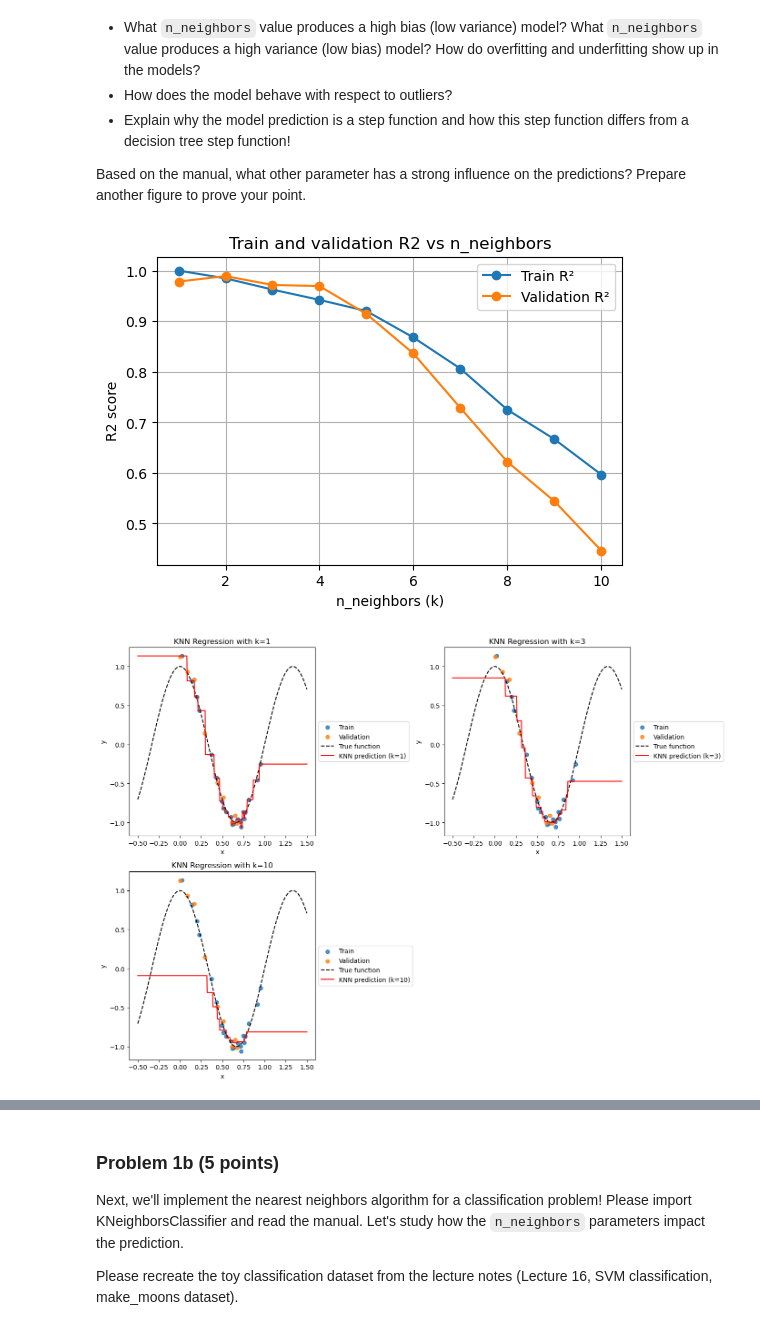
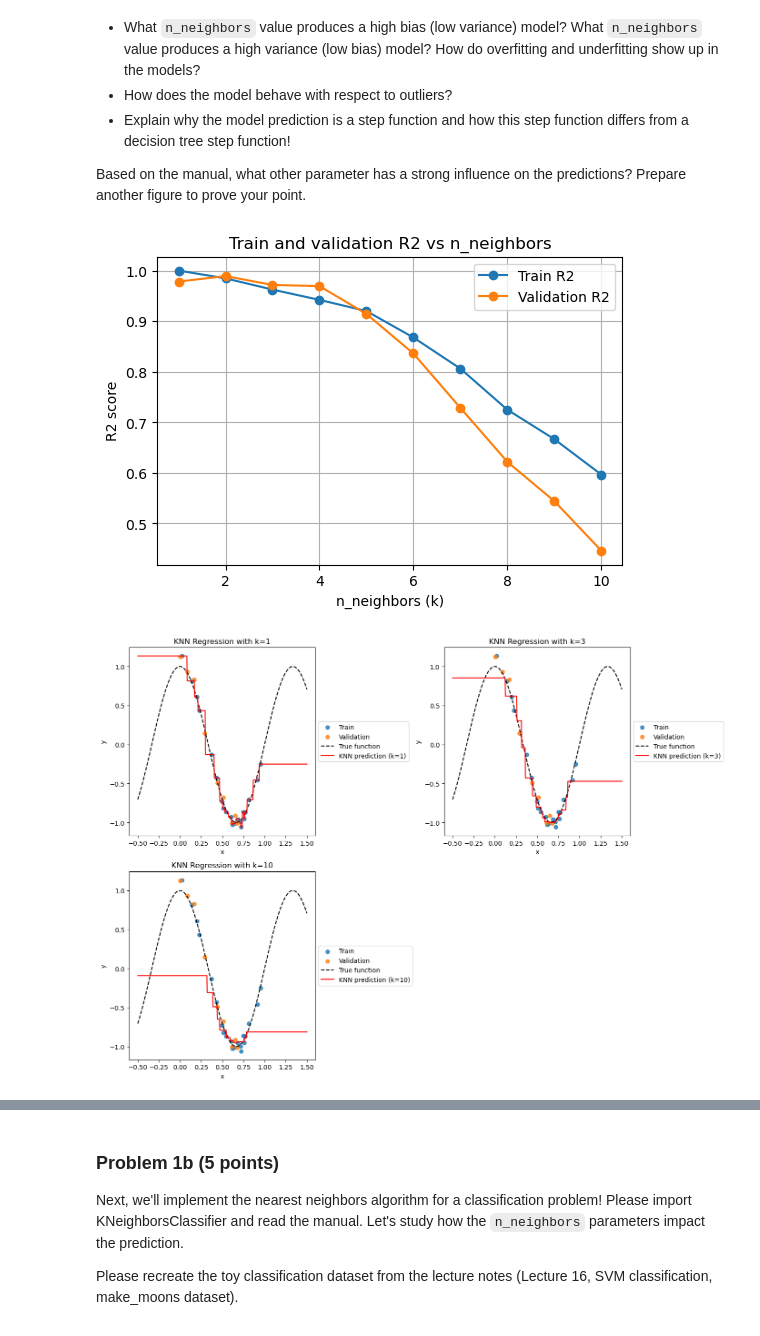
Before and after one commit to IsabellaTan/Brown-DATA1030-HW8, a Jupyter notebook: PS8.ipynb, the cells around one changed output, grey strips where cells are left out. Saved outputs shown, nothing was run; the diff lists cells and outputs as text; code cells hidden in the pictures.

```diff
--- a/PS8.ipynb
+++ b/PS8.ipynb
@@ -144,8 +144,8 @@ for k in k_values:
 
 # Plot the R2 scores
 plt.figure(figsize=(6,4))
-plt.plot(k_values, train_scores, marker='o', label='Train R²')
-plt.plot(k_values, val_scores, marker='o', label='Validation R²')
+plt.plot(k_values, train_scores, marker='o', label='Train R2')
+plt.plot(k_values, val_scores, marker='o', label='Validation R2')
 plt.xlabel('n_neighbors (k)')
 plt.ylabel('R2 score')
 plt.title('Train and validation R2 vs n_neighbors')
@@ -159,7 +159,7 @@ X_plot = np.linspace(-0.5, 1.5, 500)[:, np.newaxis]  # Extended range for plotti
 y_true_plot = true_fun(X_plot.ravel()) # true function values for plotting
 # k_list = [1, 3, 10, 30] # 30 is larger than training set size, so it will raise warning
 plt.figure(figsize=(14, 10))
-k_list = [1, 3, 10] # deleted 30 to avoid warning
+k_list = [1, 3, 10] # deleted 30 to avoid warning or change 31 to 21
 
 for k in k_list:
     knn_reg = KNeighborsRegressor(n_neighbors=k)
@@ -189,34 +189,34 @@ plt.show()
 k = 10  # fix k to isolate the effect of weights
 knn_uniform = KNeighborsRegressor(n_neighbors=k, weights='uniform')
 knn_distance = KNeighborsRegressor(n_neighbors=k, weights='distance')
 # Fit both models on the full dataset
 knn_uniform.fit(X, y)
 knn_distance.fit(X, y)
 
 y_pred_uniform = knn_uniform.predict(X_plot)
 y_pred_distance = knn_distance.predict(X_plot)
 
 plt.figure(figsize=(10, 6))
 
 # Plot training points
 plt.scatter(X, y, color='gray', alpha=0.6, label='Data')
 # Plot true function
 plt.plot(X_plot, y_true_plot, 'k--', label='True function')
 # Plot uniform-weighted KNN
 plt.plot(X_plot, y_pred_uniform, 'r', linewidth=2,
          label=f'KNN (k={k}, weights="uniform")')
 # Plot distance-weighted KNN
 plt.plot(X_plot, y_pred_distance, 'b', linewidth=2,
          label=f'KNN (k={k}, weights="distance")')
 
 plt.xlabel("x")
 plt.ylabel("y")
 plt.title("Effect of weights parameter in KNN regression")
 plt.legend()
 plt.grid(True)
 plt.show()
 # %% [output]
-[figure, old version]
+[figure, new version]
 [figure]
 [figure]
 # %% [markdown]
```
Also changed, not shown: parts of 8 cells of this notebook, 2 other files.
